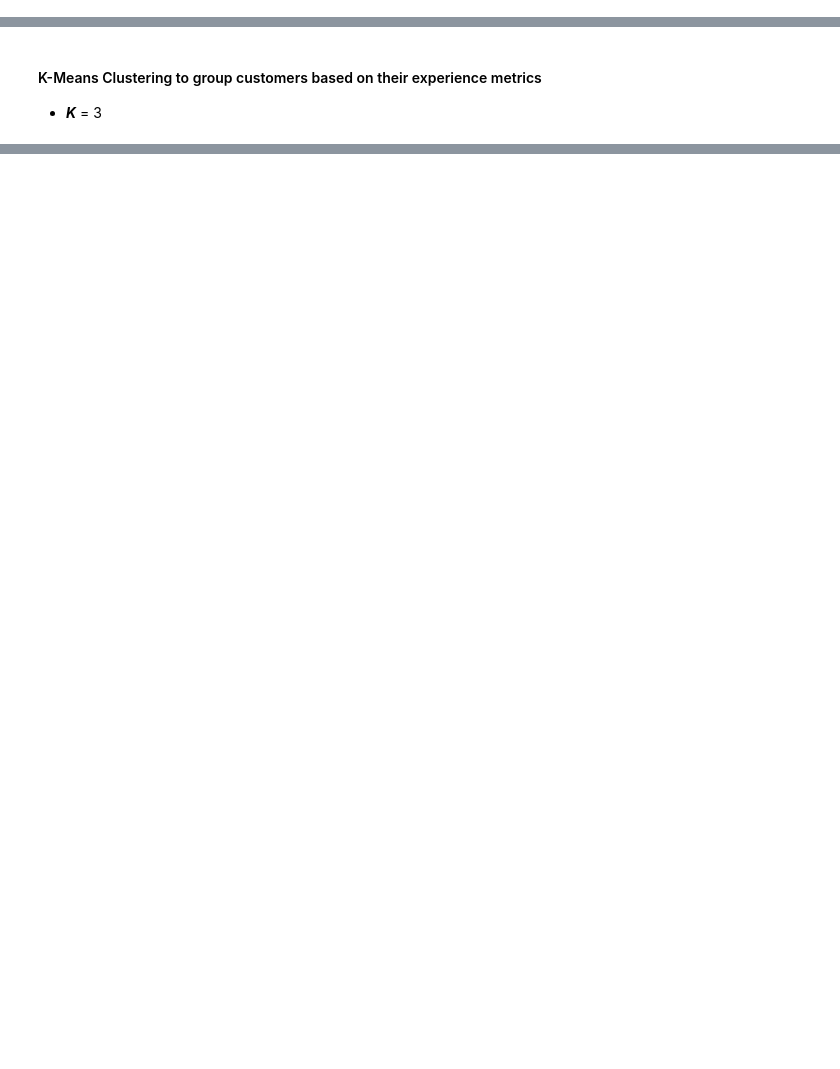
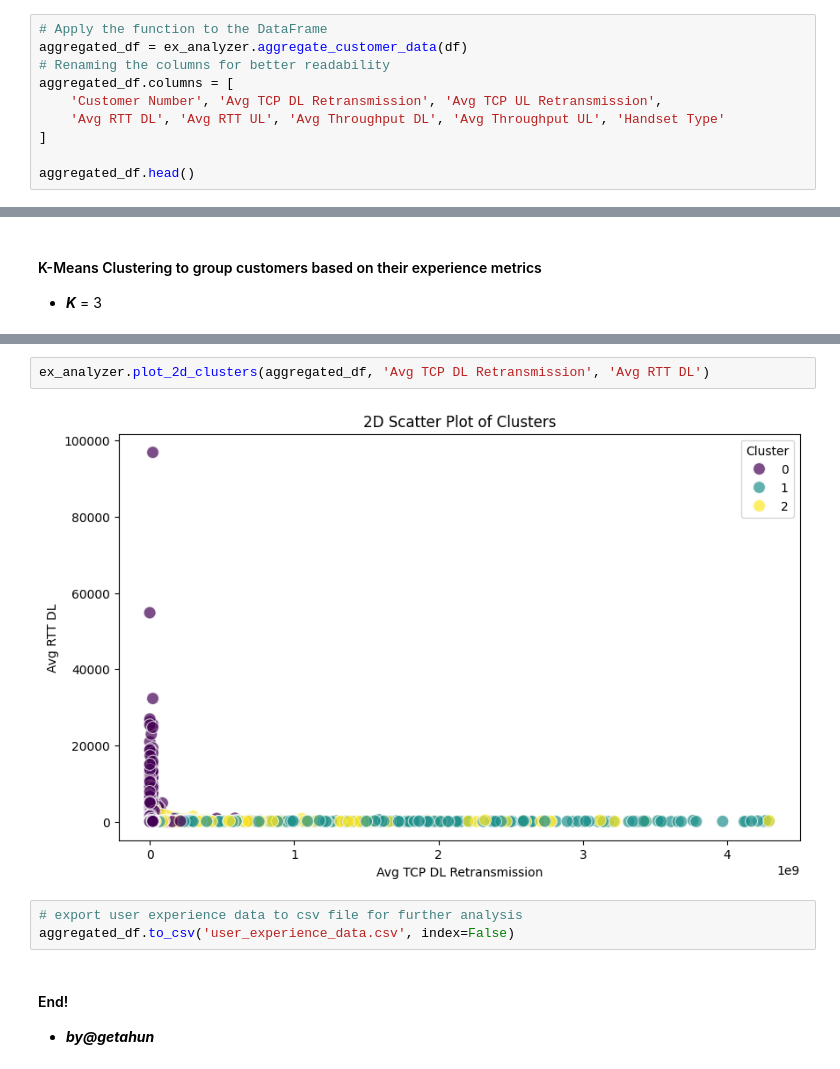
Before and after one commit to getahunTiruneh/TellCo-Telecom-Analysis, a Jupyter notebook: notebooks/experience_analytics.ipynb, the cells around one changed output, grey strips where cells are left out. Cells and saved outputs as stored; diff of their text form; blank space fills up the shorter version.

```diff
--- a/notebooks/experience_analytics.ipynb
+++ b/notebooks/experience_analytics.ipynb
@@ -95,0 +67,10 @@ aggregated_df.head()
+# %%
+# Apply the function to the DataFrame
+aggregated_df = ex_analyzer.aggregate_customer_data(df)
+# Renaming the columns for better readability
+aggregated_df.columns = [
+    'Customer Number', 'Avg TCP DL Retransmission', 'Avg TCP UL Retransmission',
+    'Avg RTT DL', 'Avg RTT UL', 'Avg Throughput DL', 'Avg Throughput UL', 'Handset Type'
+]
+
+aggregated_df.head()
@@ -183,0 +189,10 @@ cluster_description
+# %%
+ex_analyzer.plot_2d_clusters(aggregated_df, 'Avg TCP DL Retransmission', 'Avg RTT DL')
+# %% [output]
+[figure, added]
+# %%
+# export user experience data to csv file for further analysis
+aggregated_df.to_csv('user_experience_data.csv', index=False)
+# %% [markdown]
+#### End!
+- ***by@getahun***
```
Also changed, not shown: parts of 14 cells of this notebook.
